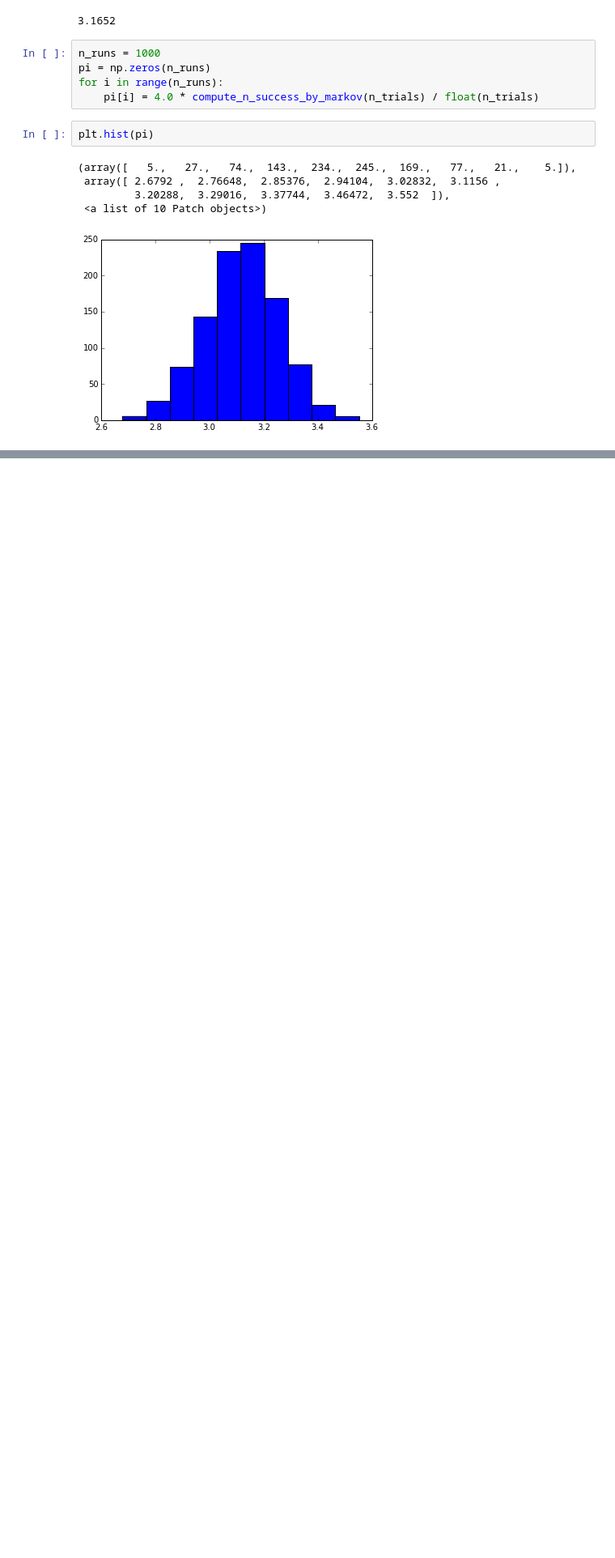
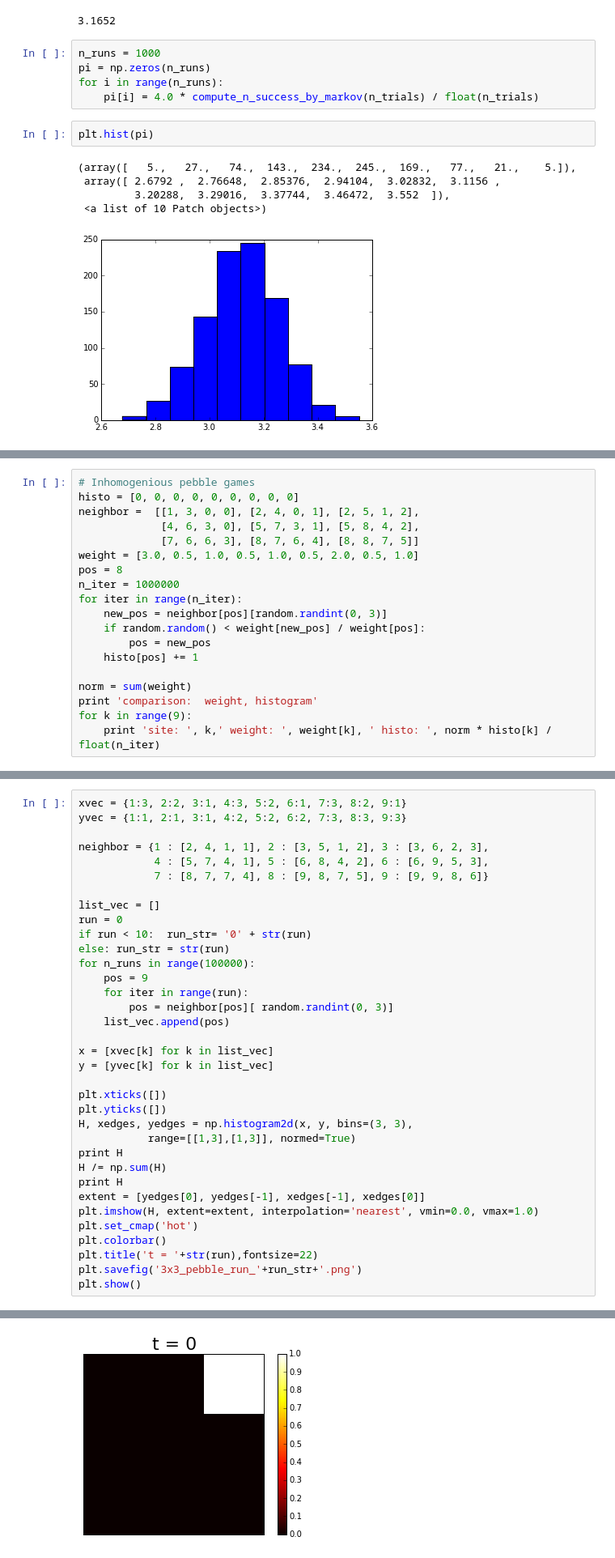
Before and after one commit to longxnguyen/py, a Jupyter notebook: statistical-mechanics/week01_direct_pi.ipynb, the cells around one changed output, grey strips where cells are left out. Shown at 81% size. Saved outputs shown, nothing was run; the diff lists cells and outputs as text; blank space fills up the shorter version.

```diff
--- a/statistical-mechanics/week01_direct_pi.ipynb
+++ b/statistical-mechanics/week01_direct_pi.ipynb
@@ -88,0 +150,19 @@ plt.hist(pi)
+# %%
+# Inhomogenious pebble games
+histo = [0, 0, 0, 0, 0, 0, 0, 0, 0]
+neighbor =  [[1, 3, 0, 0], [2, 4, 0, 1], [2, 5, 1, 2],
+             [4, 6, 3, 0], [5, 7, 3, 1], [5, 8, 4, 2],
+             [7, 6, 6, 3], [8, 7, 6, 4], [8, 8, 7, 5]]
+weight = [3.0, 0.5, 1.0, 0.5, 1.0, 0.5, 2.0, 0.5, 1.0]
+pos = 8
+n_iter = 1000000
+for iter in range(n_iter):
+    new_pos = neighbor[pos][random.randint(0, 3)]
+    if random.random() < weight[new_pos] / weight[pos]:
+        pos = new_pos
+    histo[pos] += 1
+
+norm = sum(weight)
+print 'comparison:  weight, histogram'
+for k in range(9):
+    print 'site: ', k,' weight: ', weight[k], ' histo: ', norm * histo[k] / float(n_iter)
@@ -88,0 +212,36 @@ plt.hist(pi)
+# %%
+xvec = {1:3, 2:2, 3:1, 4:3, 5:2, 6:1, 7:3, 8:2, 9:1}
+yvec = {1:1, 2:1, 3:1, 4:2, 5:2, 6:2, 7:3, 8:3, 9:3}
+
+neighbor = {1 : [2, 4, 1, 1], 2 : [3, 5, 1, 2], 3 : [3, 6, 2, 3],
+            4 : [5, 7, 4, 1], 5 : [6, 8, 4, 2], 6 : [6, 9, 5, 3],
+            7 : [8, 7, 7, 4], 8 : [9, 8, 7, 5], 9 : [9, 9, 8, 6]}
+
+list_vec = []
+run = 0
+if run < 10:  run_str= '0' + str(run)
+else: run_str = str(run)
+for n_runs in range(100000):
+    pos = 9
+    for iter in range(run):
+        pos = neighbor[pos][ random.randint(0, 3)]
+    list_vec.append(pos)
+
+x = [xvec[k] for k in list_vec]
+y = [yvec[k] for k in list_vec]
+
+plt.xticks([])
+plt.yticks([])
+H, xedges, yedges = np.histogram2d(x, y, bins=(3, 3),
+           range=[[1,3],[1,3]], normed=True)
+print H
+H /= np.sum(H)
+print H
+extent = [yedges[0], yedges[-1], xedges[-1], xedges[0]]
+plt.imshow(H, extent=extent, interpolation='nearest', vmin=0.0, vmax=1.0)
+plt.set_cmap('hot')
+plt.colorbar()
+plt.title('t = '+str(run),fontsize=22)
+plt.savefig('3x3_pebble_run_'+run_str+'.png')
+plt.show()
+# %% [output]
@@ -88,0 +254 @@ plt.hist(pi)
+[figure, added]
```
Also changed, not shown: parts of 14 cells of this notebook, 4 other files.
